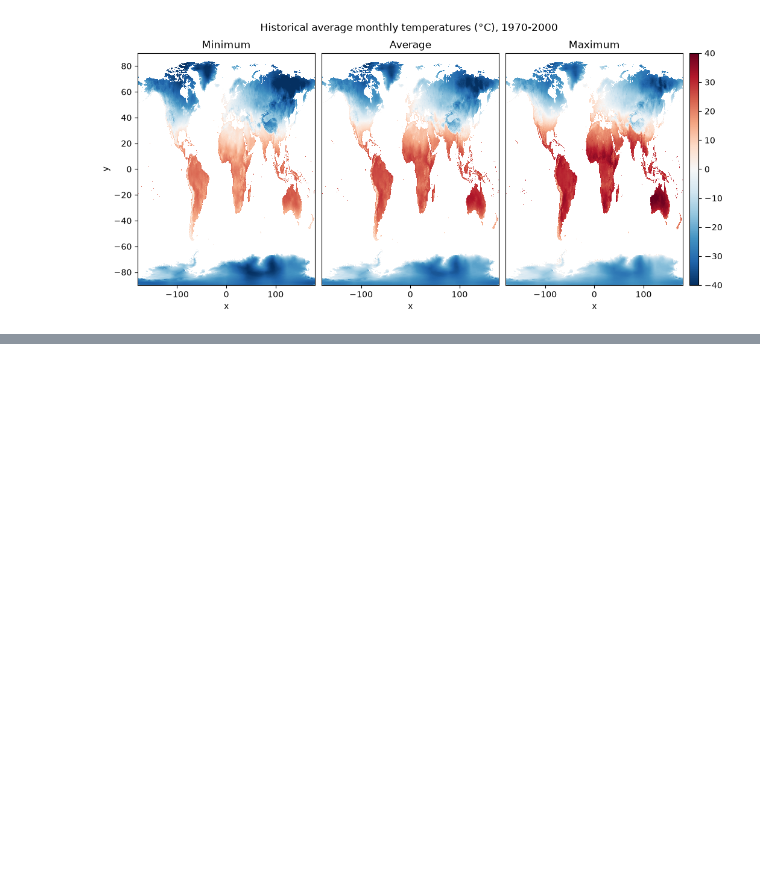
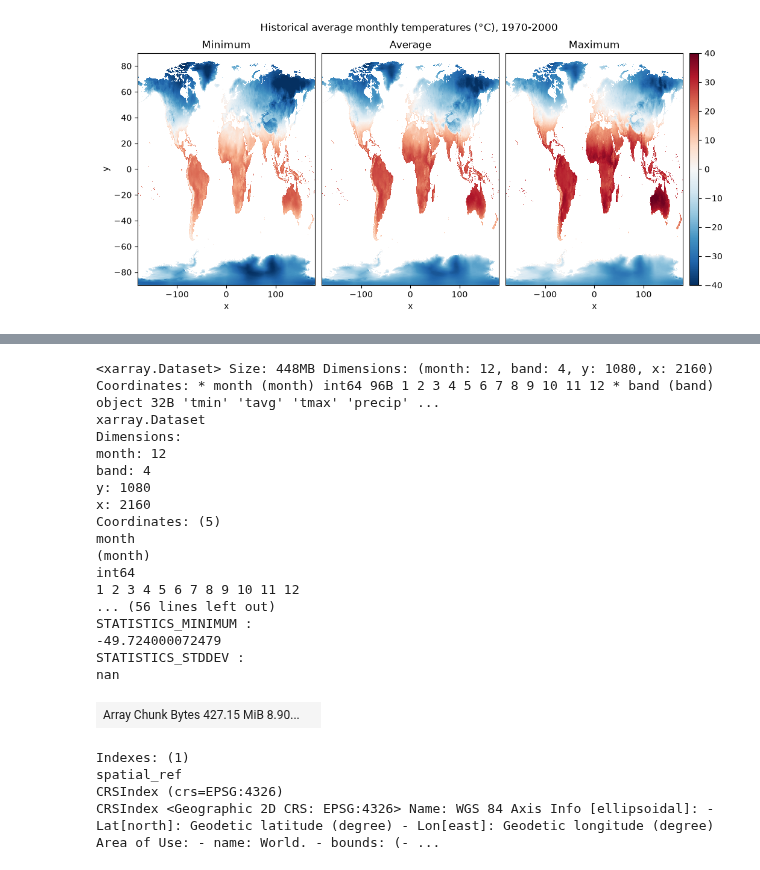
Before and after one commit to Jakidxav/zarr-layer-demo, a Jupyter notebook: data_processing/create-zarrs.ipynb, the cells around one changed output, grey strips where cells are left out. Cells and saved outputs as stored; diff of their text form; code cells hidden in the pictures; blank space fills up the shorter version.

```diff
--- a/data_processing/create-zarrs.ipynb
+++ b/data_processing/create-zarrs.ipynb
@@ -174,0 +258,34 @@ plt.show()
+# %%
+# format data so that variables are accessed via 'bands' dim, ds.sel(band=variable)
+da = xr.concat([ds_arrays[var] for var in variables], dim='band')
+da['band'] = variables
+ds_bands = xr.Dataset({'variable': da})[['month', 'band', 'y', 'x', 'variable']]
+
+# fixed-length Unicode strings --> variable-length UTF-8 strings
+ds_bands['band'] = ds_bands['band'].values.astype(object)
+
+# here, the data is chunked so that a query only renders a 1 band, 1 month, all x-y slice
+ds_bands
+# %% [output]
+<xarray.Dataset> Size: 448MB Dimensions: (month: 12, band: 4, y: 1080, x: 2160) Coordinates: * month (month) int64 96B 1 2 3 4 5 6 7 8 9 10 11 12 * band (band) object 32B 'tmin' 'tavg' 'tmax' 'precip' ...
+xarray.Dataset
+Dimensions:
+month: 12
+band: 4
+y: 1080
+x: 2160
+Coordinates: (5)
+month
+(month)
+int64
+1 2 3 4 5 6 7 8 9 10 11 12
+... (56 lines left out)
+STATISTICS_MINIMUM :
+-49.724000072479
+STATISTICS_STDDEV :
+nan
+| Array Chunk Bytes 427.15 MiB 8.90... |  |
+Indexes: (1)
+spatial_ref
+CRSIndex (crs=EPSG:4326)
+CRSIndex <Geographic 2D CRS: EPSG:4326> Name: WGS 84 Axis Info [ellipsoidal]: - Lat[north]: Geodetic latitude (degree) - Lon[east]: Geodetic longitude (degree) Area of Use: - name: World. - bounds: (- ...
```
Also changed, not shown: parts of 25 cells of this notebook.
